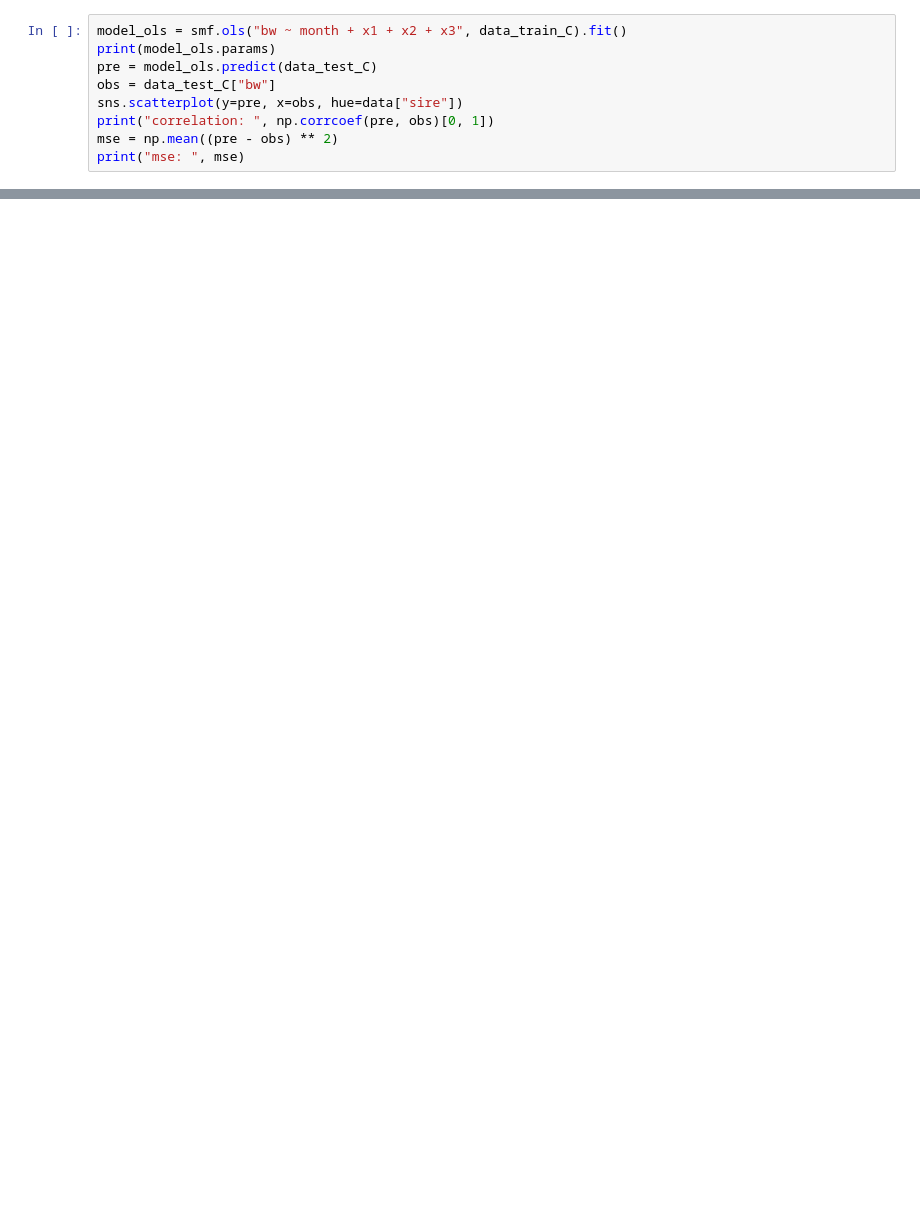
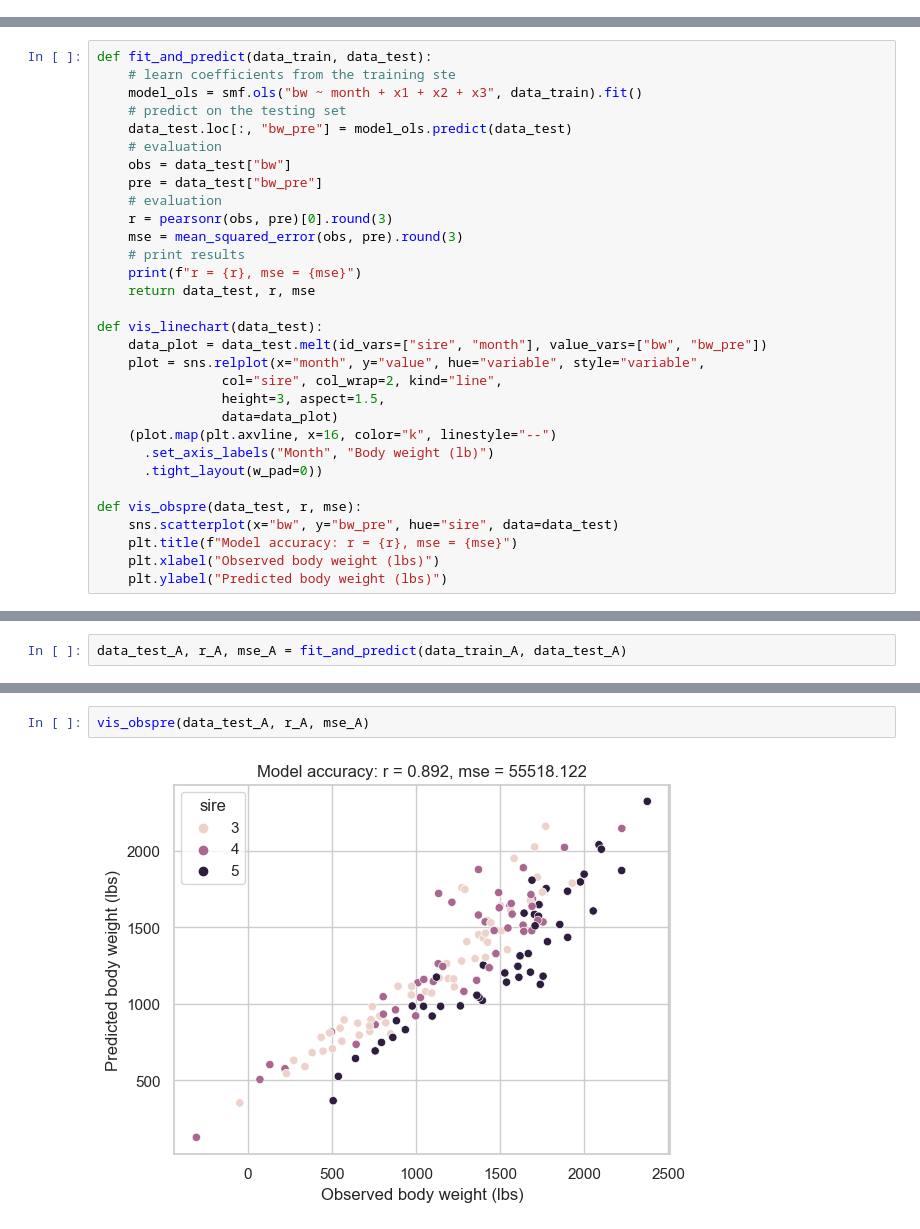
Before and after one commit to Niche-Lab/modeling-guide, a Jupyter notebook: note03_factor_validation.ipynb, the cells around one changed output, grey strips where cells are left out. Saved outputs shown, nothing was run; the diff lists cells and outputs as text; blank space fills up the shorter version.

```diff
--- a/note03_factor_validation.ipynb
+++ b/note03_factor_validation.ipynb
@@ -153,9 +178,0 @@ mse:  80472.32527450655
-# %%
-model_ols = smf.ols("bw ~ month + x1 + x2 + x3", data_train_C).fit()
-print(model_ols.params)
-pre = model_ols.predict(data_test_C)
-obs = data_test_C["bw"]
-sns.scatterplot(y=pre, x=obs, hue=data["sire"])
-print("correlation: ", np.corrcoef(pre, obs)[0, 1])
-mse = np.mean((pre - obs) ** 2)
-print("mse: ", mse)
@@ -171,0 +207,31 @@ mse:  42798.942361486144
+# %%
+def fit_and_predict(data_train, data_test):
+    # learn coefficients from the training ste
+    model_ols = smf.ols("bw ~ month + x1 + x2 + x3", data_train).fit()
+    # predict on the testing set
+    data_test.loc[:, "bw_pre"] = model_ols.predict(data_test)
+    # evaluation
+    obs = data_test["bw"]
+    pre = data_test["bw_pre"]
+    # evaluation
+    r = pearsonr(obs, pre)[0].round(3)
+    mse = mean_squared_error(obs, pre).round(3)
+    # print results
+    print(f"r = {r}, mse = {mse}")
+    return data_test, r, mse
+
+def vis_linechart(data_test):
+    data_plot = data_test.melt(id_vars=["sire", "month"], value_vars=["bw", "bw_pre"])
+    plot = sns.relplot(x="month", y="value", hue="variable", style="variable",
+                col="sire", col_wrap=2, kind="line",
+                height=3, aspect=1.5,
+                data=data_plot)
+    (plot.map(plt.axvline, x=16, color="k", linestyle="--")
+      .set_axis_labels("Month", "Body weight (lb)")
+      .tight_layout(w_pad=0))
+
+def vis_obspre(data_test, r, mse):
+    sns.scatterplot(x="bw", y="bw_pre", hue="sire", data=data_test)
+    plt.title(f"Model accuracy: r = {r}, mse = {mse}")
+    plt.xlabel("Observed body weight (lbs)")
+    plt.ylabel("Predicted body weight (lbs)")
@@ -171,0 +240,2 @@ mse:  42798.942361486144
+# %%
+data_test_A, r_A, mse_A = fit_and_predict(data_train_A, data_test_A)
@@ -171,0 +248,4 @@ mse:  42798.942361486144
+# %%
+vis_obspre(data_test_A, r_A, mse_A)
+# %% [output]
+[figure, added]
```
Also changed, not shown: parts of 29 cells of this notebook, 3 other files.
